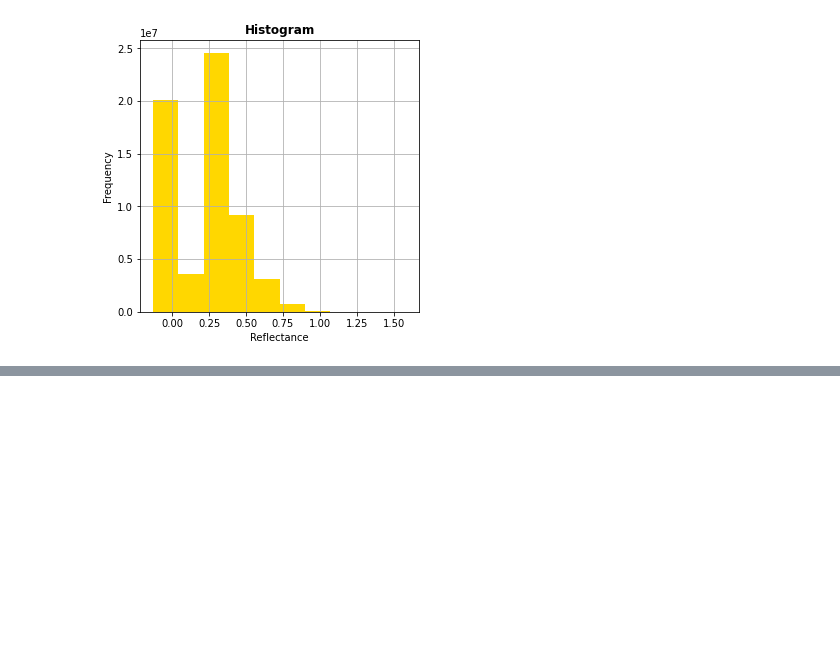
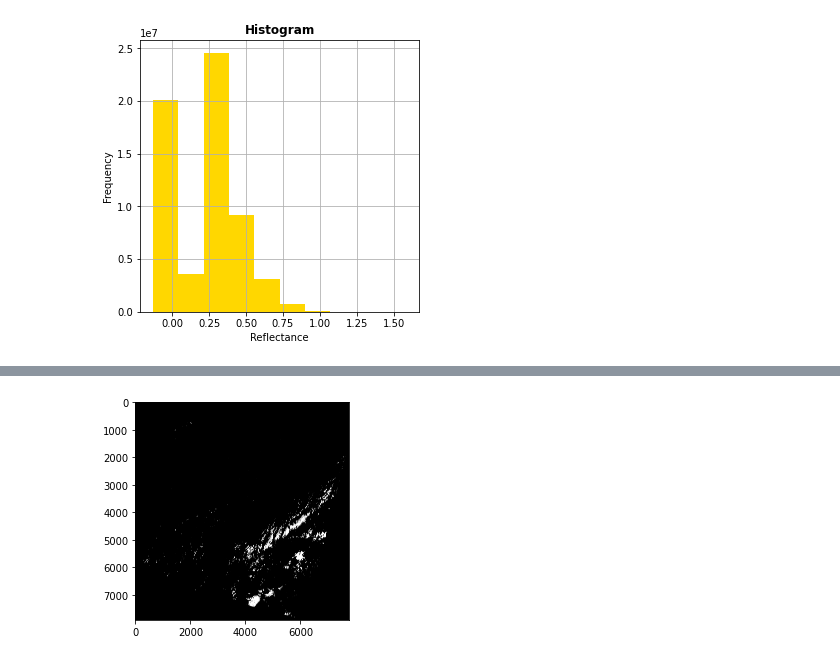
Before and after one commit to cbraswe/physics_remotesensing, a Jupyter notebook: midterm/code/land_classification.ipynb, the cells around one changed output, grey strips where cells are left out. Drawn from its saved outputs; the diff is of its cells as text; code cells hidden in the pictures; blank space fills up the shorter version.

```diff
--- a/midterm/code/land_classification.ipynb
+++ b/midterm/code/land_classification.ipynb
@@ -305,0 +288,5 @@ with rasterio.open('../data/results/green_grass_band3_5.tif', 'w', **nir_profile
+# %%
+plt.imshow(clouds, cmap='gray')
+plt.show()
+# %% [output]
+[figure, added]
```
Also changed, not shown: parts of 59 cells of this notebook, 4 other files.
